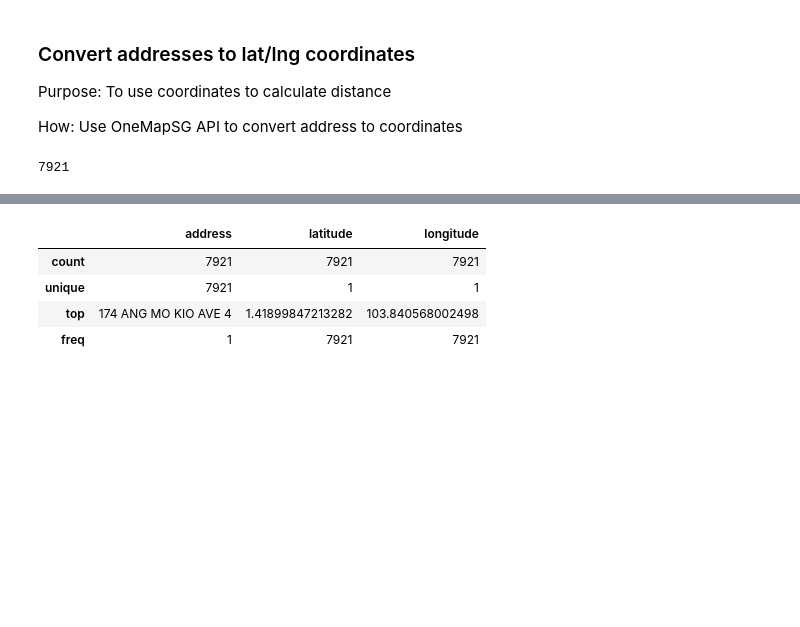
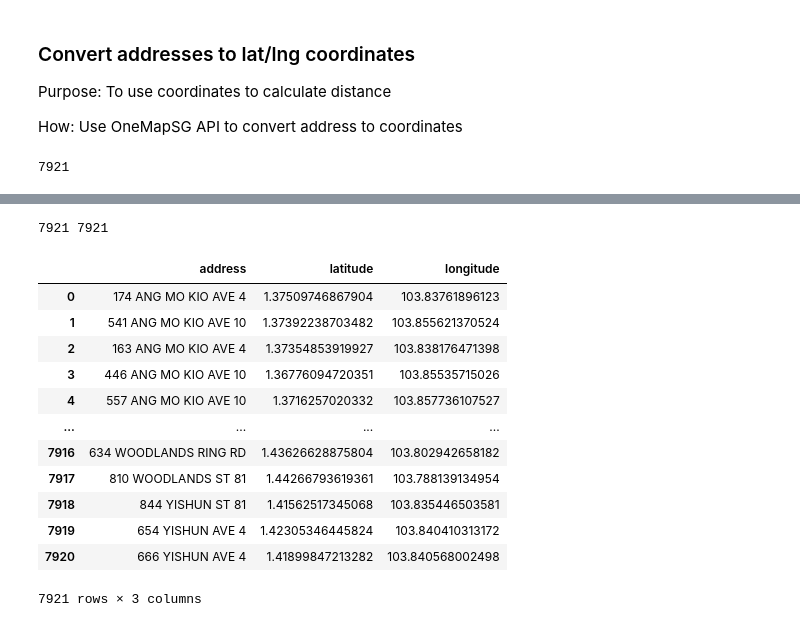
Before and after one commit to pnghaanh/Housing-Price-Time-Series-Forecasting, a Jupyter notebook: src/data_cleaning.ipynb, the cells around one changed output, grey strips where cells are left out. Cells and saved outputs as stored; diff of their text form; code cells hidden in the pictures; blank space fills up the shorter version.

Commit message:
- Edited openrouteservice_api.py to return distance - Edited data_cleaning.ipynb to save the hdb_coordinates.csv

```diff
--- a/src/data_cleaning.ipynb
+++ b/src/data_cleaning.ipynb
@@ -9,7 +9,7 @@
 # %%
 import pandas as pd
 # %%
-df_hdb = pd.read_csv('./data/ResaleFlatPrices/ResaleFlatPricesBasedonRegistrationDateFromJan2015toDec2016.csv')
+df_hdb = pd.read_csv('../data/ResaleFlatPrices/ResaleFlatPricesBasedonRegistrationDateFromJan2015toDec2016.csv')
 df_hdb
 # %% [output]
 |  | month | town | flat_type | block | street_name | storey_range | floor_area_sqm | flat_model | ... |
@@ -74,10 +74,11 @@ len(address_list)
 # %%
 latitude_list = longitude_list = []
 
+count = 1
 for address in address_list:
     try:
         geocoordinates = get_geocoordinates_from_address(address)
-        print(geocoordinates)
+        print(count, geocoordinates)
     except ConnectionError:
         geocoordinates = ("TBC", "TBC")
 
@@ -85,4 +86,5 @@ for address in address_list:
 
     latitude_list.append(latitude)
     longitude_list.append(longitude)
+    count += 1
 # %% [output]
@@ -106,10 +110,27 @@ for address in address_list:
+# %%
+# convert latitude list to contain the eventh index
+latitude_list = latitude_list[::2]
+# convert longtitude list to contain the odd index
+longitude_list = longitude_list[1::2]
+# check if both have the length of 7921
+print(len(latitude_list), len(longitude_list))
+# %% [output]
+7921 7921
 # %%
-df_hdb_coordinates = pd.DataFrame({'address': address_list, 'latitude': latitude, 'longitude': longitude})
+df_hdb_coordinates = pd.DataFrame({'address': address_list, 'latitude': latitude_list, 'longitude': longitude_list})
 df_hdb_coordinates
 # %% [output]
 |  | address | latitude | longitude |
-| count | 7921 | 7921 | 7921 |
-| unique | 7921 | 1 | 1 |
-| top | 174 ANG MO KIO AVE 4 | 1.41899847213282 | 103.840568002498 |
-| freq | 1 | 7921 | 7921 |
+| 0 | 174 ANG MO KIO AVE 4 | 1.37509746867904 | 103.83761896123 |
+| 1 | 541 ANG MO KIO AVE 10 | 1.37392238703482 | 103.855621370524 |
+| 2 | 163 ANG MO KIO AVE 4 | 1.37354853919927 | 103.838176471398 |
+| 3 | 446 ANG MO KIO AVE 10 | 1.36776094720351 | 103.85535715026 |
+| 4 | 557 ANG MO KIO AVE 10 | 1.3716257020332 | 103.857736107527 |
+| ... | ... | ... | ... |
+| 7916 | 634 WOODLANDS RING RD | 1.43626628875804 | 103.802942658182 |
+| 7917 | 810 WOODLANDS ST 81 | 1.44266793619361 | 103.788139134954 |
+| 7918 | 844 YISHUN ST 81 | 1.41562517345068 | 103.835446503581 |
+| 7919 | 654 YISHUN AVE 4 | 1.42305346445824 | 103.840410313172 |
+| 7920 | 666 YISHUN AVE 4 | 1.41899847213282 | 103.840568002498 |
+7921 rows × 3 columns
 # %%
```
Also changed, not shown: parts of 4 cells of this notebook, 2 other files.
